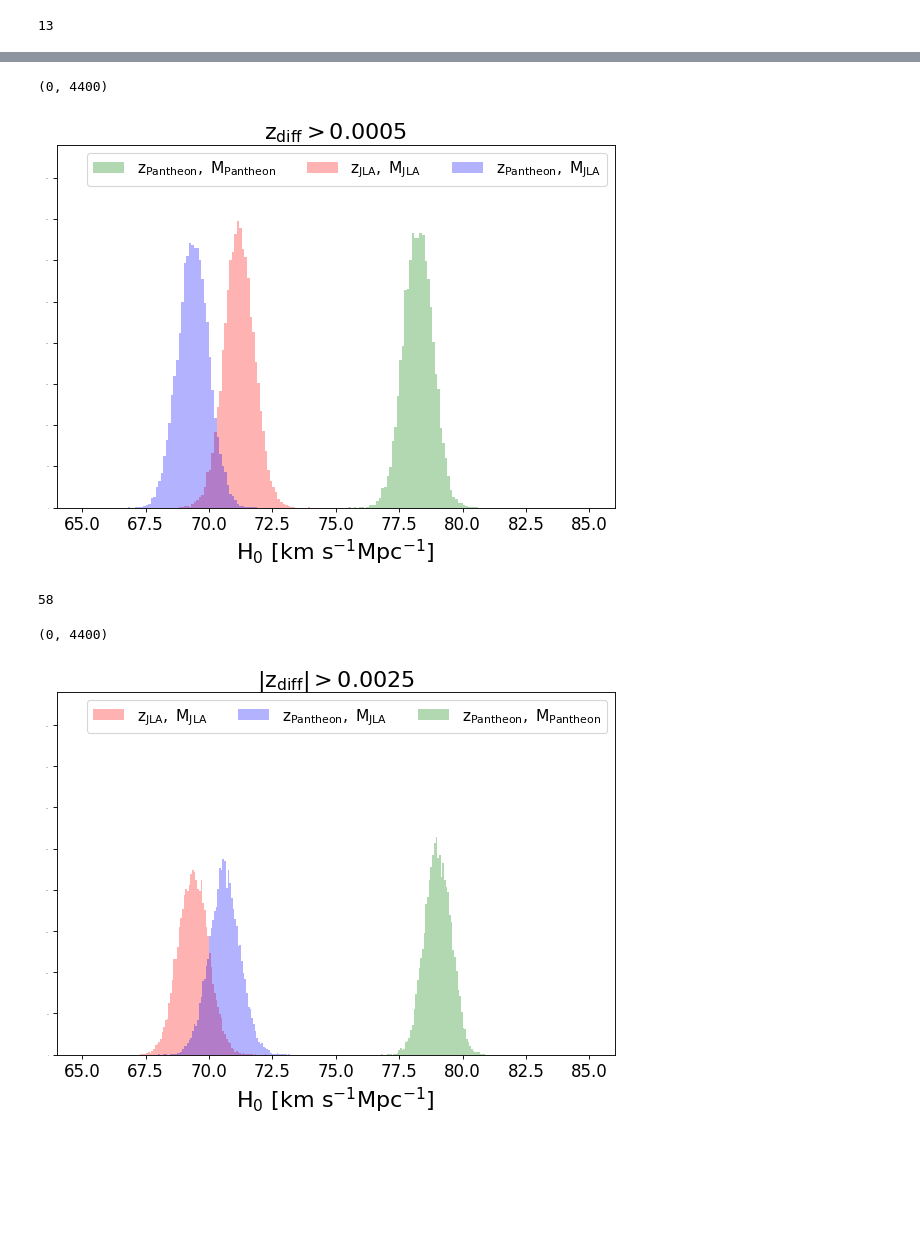
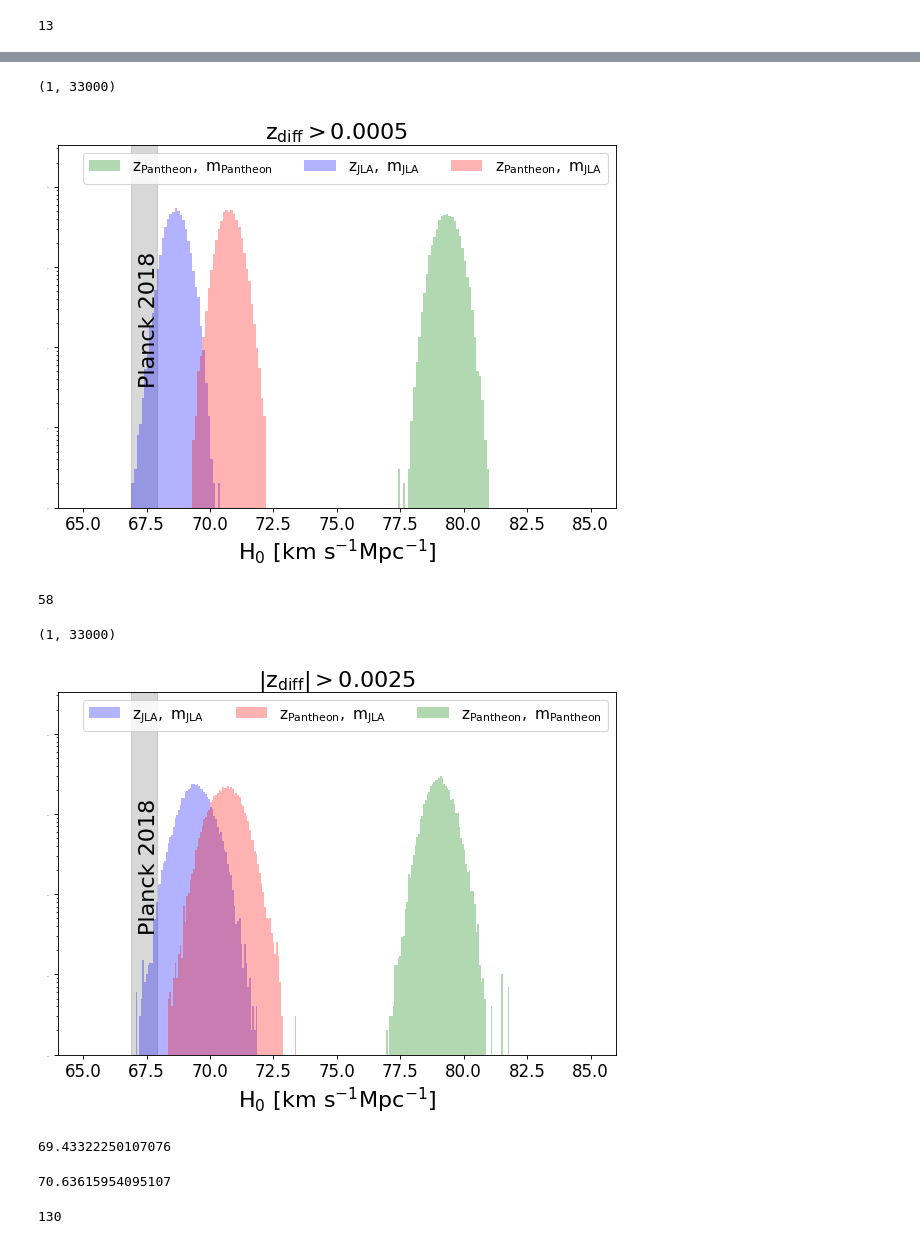
Before and after one commit to rameez3333/SN1aDataandH0, a Jupyter notebook: H0Measurements.ipynb, the cells around one changed output, grey strips where cells are left out. Cells and saved outputs as stored; diff of their text form; code cells hidden in the pictures; blank space fills up the shorter version.

```diff
--- a/H0Measurements.ipynb
+++ b/H0Measurements.ipynb
@@ -625,3 +567,7 @@ print(jlzresCCVM10m11sp0005)
 # %%
 minner = Minimizer(lmfitccVM, lmp)
 resultz10m11sp0005 = minner.emcee(steps = 1500, nwalkers=100, burn=1000)
+# %%
+y = np.linspace(0.001, 33000, 500.)
+x1 = y*0 + 66.9
+x2 = y*0 + 67.9
@@ -628,16 +590,19 @@ resultz10m11sp0005 = minner.emcee(steps = 1500, nwalkers=100, burn=1000)
 # %%
 b = np.linspace(65, 85, 201)
-k = plt.hist(resultz10m11sp0005.flatchain['h']*100., bins=b, color='green', alpha=0.3, label = r'$\rm{ z_{Pantheon},\ M_{Pantheon} }$')
-plt.hist(resultz9m1sp0005.flatchain['h']*100., bins=k[1], color='red', alpha=0.3, label = r'$\rm{ z_{JLA},\  M_{JLA} }$')
-plt.hist(resultz10m1sp0005.flatchain['h']*100., bins=k[1], color='blue', alpha=0.3, label = r'$\rm{ z_{Pantheon},\  M_{JLA} }$')
+k = plt.hist(resultz10m11sp0005.flatchain['h']*100., bins=b, color='green', alpha=0.3, label = r'$\rm{ z_{Pantheon},\ m_{Pantheon} }$')
+plt.hist(resultz9m1sp0005.flatchain['h']*100., bins=k[1], color='blue', alpha=0.3, label = r'$\rm{ z_{JLA},\  m_{JLA} }$')
+plt.hist(resultz10m1sp0005.flatchain['h']*100., bins=k[1], color='red', alpha=0.3, label = r'$\rm{ z_{Pantheon},\  m_{JLA} }$')
+plt.fill_betweenx(y, x1, x2, color='grey', alpha=0.3)
+plt.text(67.2, 1000, 'Planck 2018', rotation=90, fontsize=20)
 #plt.hist(resultz10m11sp0005.flatchain['h']*100., bins=k[1], color='green', alpha=0.3, label = r'$\rm{ z_{Pantheon},\ M_{Pantheon} }$')
 plt.xlabel(r'$ {\rm H_0 }\ [{\rm km\ s}^{-1} {\rm Mpc}^{-1}]$', fontsize=20)
 plt.legend(loc='best', fontsize=14, ncol=3)
 plt.title(r'$\rm{ z_{diff} > 0.0005 }$', fontsize=20)
-plt.ylim(0, 4400)
+plt.yscale('log')
+plt.ylim(1, 33000)
 # %% [output]
-(0, 4400)
+(1, 33000)
-[figure, old version]
+[figure, new version]
 # %%
 shiftsel = np.absolute(jnzd)>0.0025
 Z, COVd = GenerateDsetAndCov(shiftsel)
@@ -668,13 +633,30 @@ resultz10m11spabs0025 = minner.emcee(steps = 1500, nwalkers=100, burn=1000)
 # %%
 bn = np.linspace(65., 85., 301)
 
-k = plt.hist(resultz9m1spabs0025.flatchain['h']*100., bins=bn, color='red', alpha=0.3, label = r'$\rm{ z_{JLA},\  M_{JLA} }$')
-plt.hist(resultz10m1spabs0025.flatchain['h']*100., bins=k[1], color='blue', alpha=0.3, label = r'$\rm{ z_{Pantheon},\  M_{JLA} }$')
-plt.hist(resultz10m11spabs0025.flatchain['h']*100., bins=k[1], color='green', alpha=0.3, label = r'$\rm{ z_{Pantheon},\ M_{Pantheon} }$')
+k = plt.hist(resultz9m1spabs0025.flatchain['h']*100., bins=bn, color='blue', alpha=0.3, label = r'$\rm{ z_{JLA},\  m_{JLA} }$')
+plt.hist(resultz10m1spabs0025.flatchain['h']*100., bins=k[1], color='red', alpha=0.3, label = r'$\rm{ z_{Pantheon},\  m_{JLA} }$')
+plt.hist(resultz10m11spabs0025.flatchain['h']*100., bins=k[1], color='green', alpha=0.3, label = r'$\rm{ z_{Pantheon},\ m_{Pantheon} }$')
+plt.fill_betweenx(y, x1, x2, color='grey', alpha=0.3)
+plt.text(67.2, 1000, 'Planck 2018', rotation=90, fontsize=20)
 plt.xlabel(r'$ {\rm H_0 }\ [{\rm km\ s}^{-1} {\rm Mpc}^{-1}]$', fontsize=20)
 plt.legend(loc='best', fontsize=14, ncol=3)
 plt.title(r'$\rm{ |z_{diff}| > 0.0025 }$', fontsize=20)
-plt.ylim(0, 4400)
+plt.yscale('log')
+plt.ylim(1, 33000)
 # %% [output]
-(0, 4400)
+(1, 33000)
-[figure, old version]
+[figure, new version]
+# %%
+print(np.median(resultz9m1spabs0025.flatchain['h']*100.))
+# %% [output]
+69.43322250107076
+# %%
+print(np.median(resultz10m1spabs0025.flatchain['h']*100.))
+# %% [output]
+70.63615954095107
+# %%
+shiftsel = np.absolute(jnzd)>0.0005
+Z, COVd = GenerateDsetAndCov(shiftsel)
+print(len(Z))
+# %% [output]
+130
```
Also changed, not shown: parts of 27 cells of this notebook.
